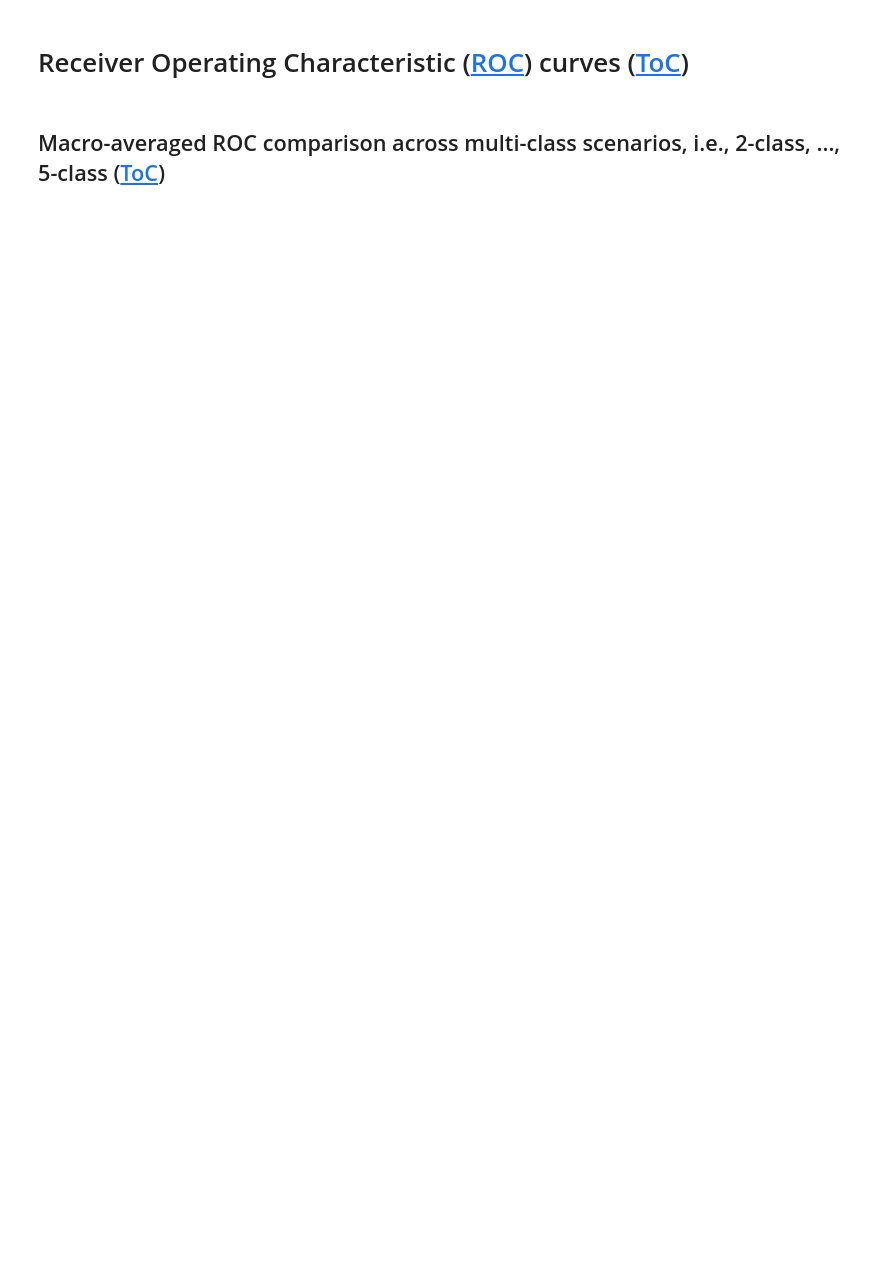
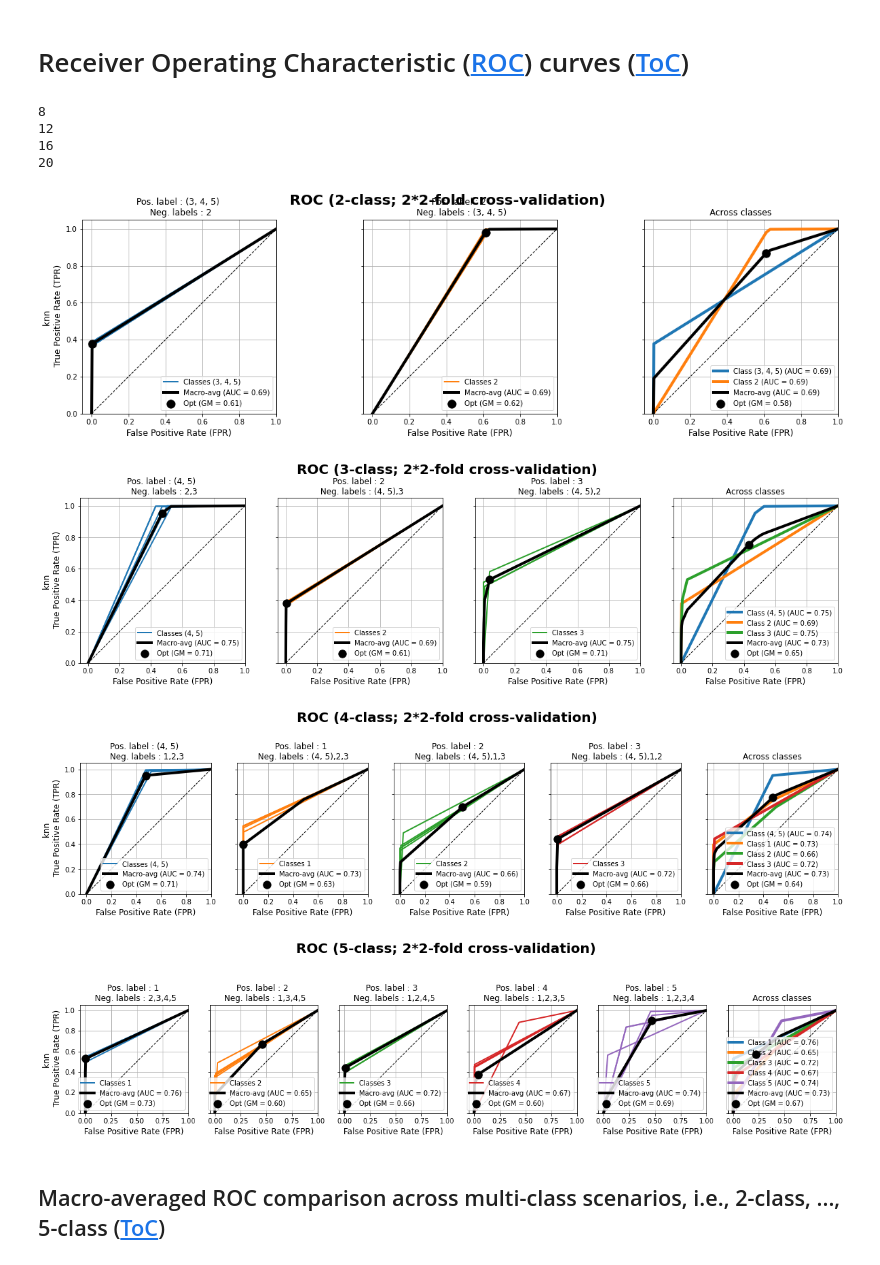
Before and after one commit to fardinafdideh/Text-analytics, a Jupyter notebook: sentiment-analysis-of-products-review-on-amazon.ipynb, the cells around one changed output. Saved outputs shown, nothing was run; the diff lists cells and outputs as text; code cells hidden in the pictures; blank space fills up the shorter version.

```diff
--- a/sentiment-analysis-of-products-review-on-amazon.ipynb
+++ b/sentiment-analysis-of-products-review-on-amazon.ipynb
@@ -614,6 +715,7 @@ def idx_finder_micro(classNb):
 def fpr_unique_finder(n_classes, classNb, fpr_all):
     idx = list(range((classNb-1), n_classes * n_repeats*n_splits, n_classes))
     fprSel = []
+#     print(idx)
     for i in idx:
         fprSel.append(fpr_all[i])
     fprUnique = np.unique(np.concatenate(np.asarray(fprSel)))
@@ -757,10 +859,16 @@ def origNewLabel_finder(origLabel, newLabel):
     return origNew
 
 
-def rocTot_plotter(optDataCleanedMerged, reviewColName, ratingColName, ratingOrigColName, clfName, clf, lw, colors_classes):
-    YOrig = optDataCleanedMerged[ratingOrigColName].values
-    X = optDataCleanedMerged[reviewColName].values
-    y = optDataCleanedMerged[ratingColName].values
+# def rocTot_plotter(optDataCleanedMerged, reviewColName, ratingColName, ratingOrigColName, clfName, clf, lw, colors_classes):
+def rocTot_plotter(optDataCleanedMerged, clfName, clf, lw, colors_classes):
+#     YOrig = optDataCleanedMerged[ratingOrigColName].values
+#     X = optDataCleanedMerged[reviewColName].values
+#     y = optDataCleanedMerged[ratingColName].values
+    YOrig = optDataCleanedMerged[2].values
+    X = optDataCleanedMerged[0].values
+    y = optDataCleanedMerged[1].values
+#     print(y)
+#     return
     origNew = origNewLabel_finder(YOrig, y)
     classLabel = list(np.unique(y))
 
@@ -783,7 +891,10 @@ def rocTot_plotter(optDataCleanedMerged, reviewColName, ratingColName, ratingOri
         y_testTot.append(y_testTot_)
         y_scoreTot.append(y_scoreTot_)
         fprTot.append(fpr[i])
-    y_testTot, y_scoreTot, fprTot = np.hstack(y_testTot), np.hstack(y_scoreTot), np.hstack(fprTot)
+#         print(len(fpr[i]))
+#     print(len(fprTot))
+    y_testTot, y_scoreTot, fprTot = np.hstack(y_testTot), np.hstack(y_scoreTot), np.vstack(fprTot)
+    print(len(fprTot))
     fpr_macro, tpr_macro, roc_auc_macro = macroAvg_calc(n_classes, n_repeats, n_splits, fprTot, fpr, tpr, thr)
     fpr.update(fpr_macro)
     tpr.update(tpr_macro)
@@ -812,9 +923,20 @@ def rocTot_plotter(optDataCleanedMerged, reviewColName, ratingColName, ratingOri
 # %%
 lw = 2 # Line width
 fpr_models = []
-for dataCleanedMergedTmp, classTmp, clfName, clf in zip(optDataCleanedMerged, optClass, optClfName, optClf):
-    fpr_model = rocTot_plotter(dataCleanedMergedTmp, reviewColName, ratingColName, ratingOrigColName, clfName, clf, lw, colors_classes)
+# for dataCleanedMergedTmp, classTmp, clfName, clf in zip(optDataCleanedMerged, optClass, optClfName, optClf):
+for dataCleanedMergedTmp, clfName, clf in zip(optDataCleanedMerged, optClfName, optClf):
+#     fpr_model = rocTot_plotter(dataCleanedMergedTmp, reviewColName, ratingColName, ratingOrigColName, clfName, clf, lw, colors_classes)
+    fpr_model = rocTot_plotter(dataCleanedMergedTmp, clfName, clf, lw, colors_classes)
     fpr_models.append(fpr_model)
+# %% [output]
+8
+12
+16
+20
+[figure, added]
+[figure, added]
+[figure, added]
+[figure, added]
 # %% [markdown]
 ## Macro-averaged ROC comparison across multi-class scenarios, i.e., 2-class, ..., 5-class ([ToC](#TOC))<a class="anchor" id="MacroAveragedROC"></a>
 # %%
```
Also changed, not shown: parts of 20 cells of this notebook.
